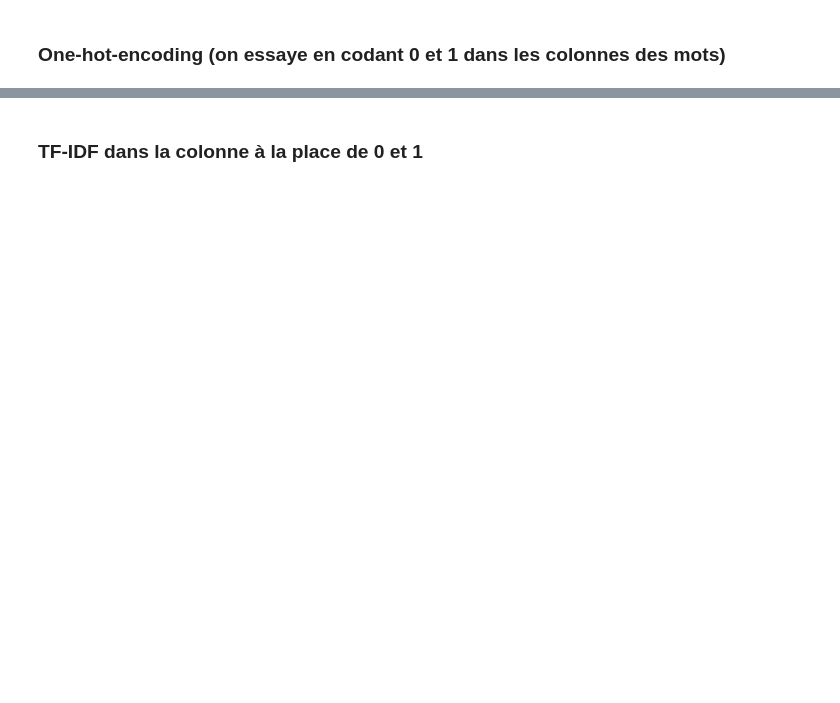
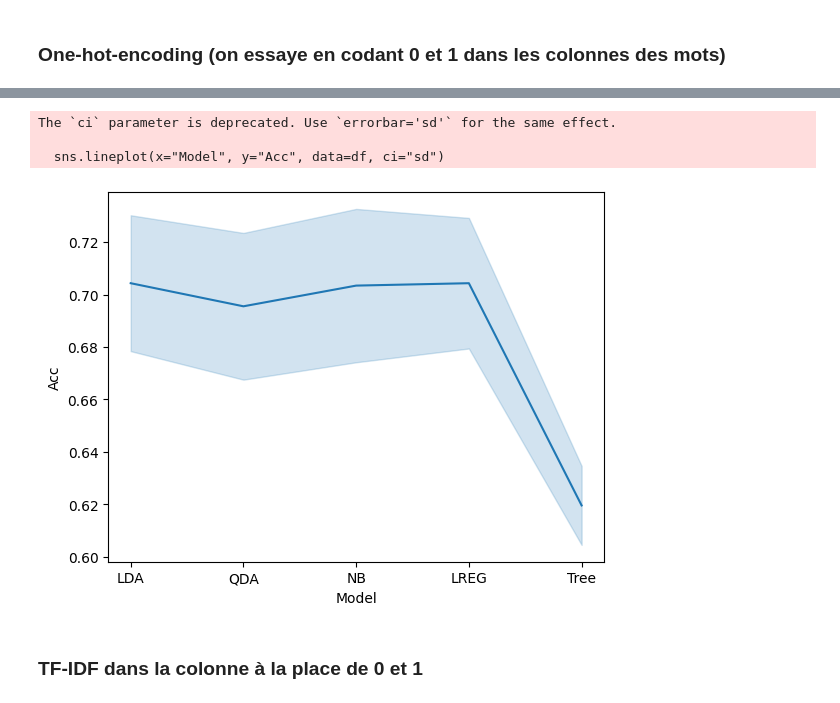
Before and after one commit to MiguelLaura/bigfoot, a Jupyter notebook: laura/observed_conseil_prof.ipynb, the cells around one changed output, grey strips where cells are left out. Drawn from its saved outputs; the diff is of its cells as text; code cells hidden in the pictures; blank space fills up the shorter version.

```diff
--- a/laura/observed_conseil_prof.ipynb
+++ b/laura/observed_conseil_prof.ipynb
@@ -575,3 +596,34 @@ accuracy_score(y_pred, y_test), search.best_params_
+# %%
+models = [
+    (LinearDiscriminantAnalysis, "LDA"),
+    (QuadraticDiscriminantAnalysis, "QDA"),
+    (GaussianNB, "NB"),
+    (LogisticRegression, "LREG"),
+    (DecisionTreeClassifier, "Tree")
+]
+
+def validation_errors(X, y, models):
+    for model, name in models:
+        for acc in cross_val_score(model(), X, y, cv=10):
+            yield name, acc
+
+def add_decision_boundaries(df, models):
+    colors = sns.color_palette()
+    for model, name in models:
+        y = df.classification
+        X = df.drop(columns=["classification"])
+        cls = model()
+        cls.fit(X, y)
+        add_decision_boundary(cls, label=name, color=colors.pop(), region=False)
+# %%
+df = pd.DataFrame(validation_errors(X_train, y_train, models), columns=["Model","Acc"])
+sns.lineplot(x="Model", y="Acc", data=df, ci="sd")
+plt.show()
+# %% [output]
+The `ci` parameter is deprecated. Use `errorbar='sd'` for the same effect.
+
+  sns.lineplot(x="Model", y="Acc", data=df, ci="sd")
+[figure, added]
 # %% [markdown]
 ### TF-IDF dans la colonne à la place de 0 et 1
 # %%
```
Also changed, not shown: parts of 17 cells of this notebook, 3 other files.
